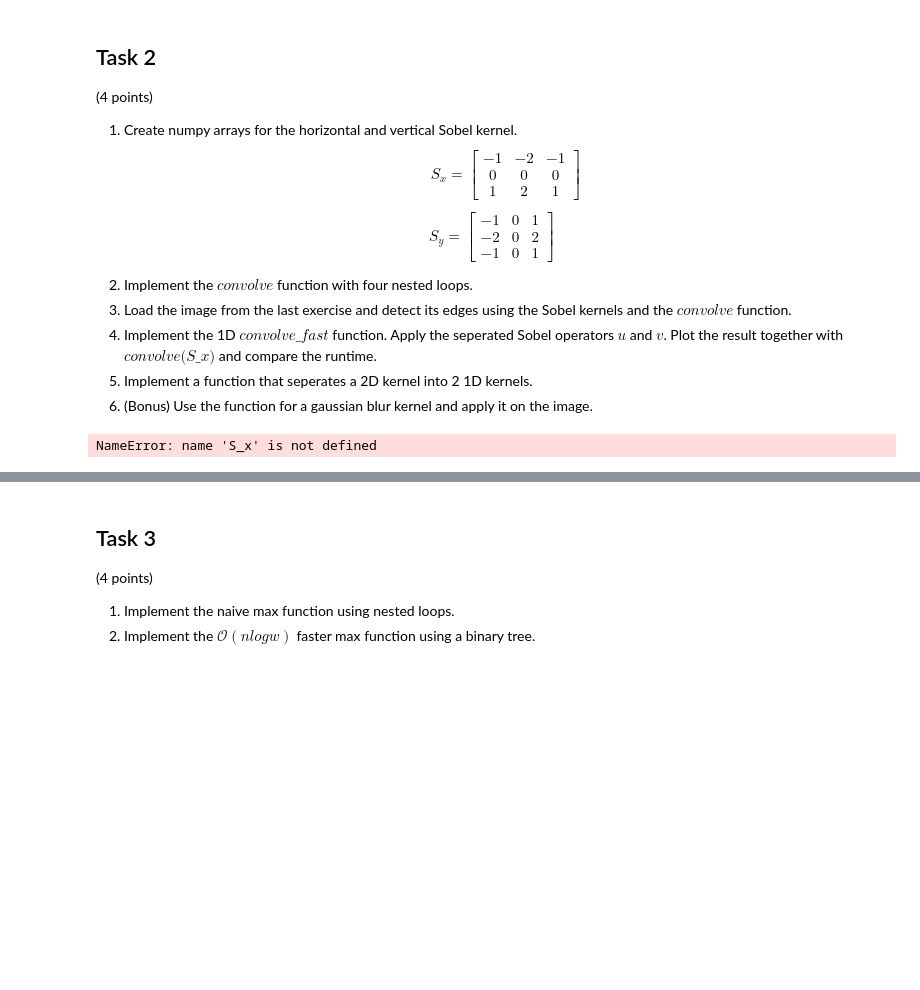
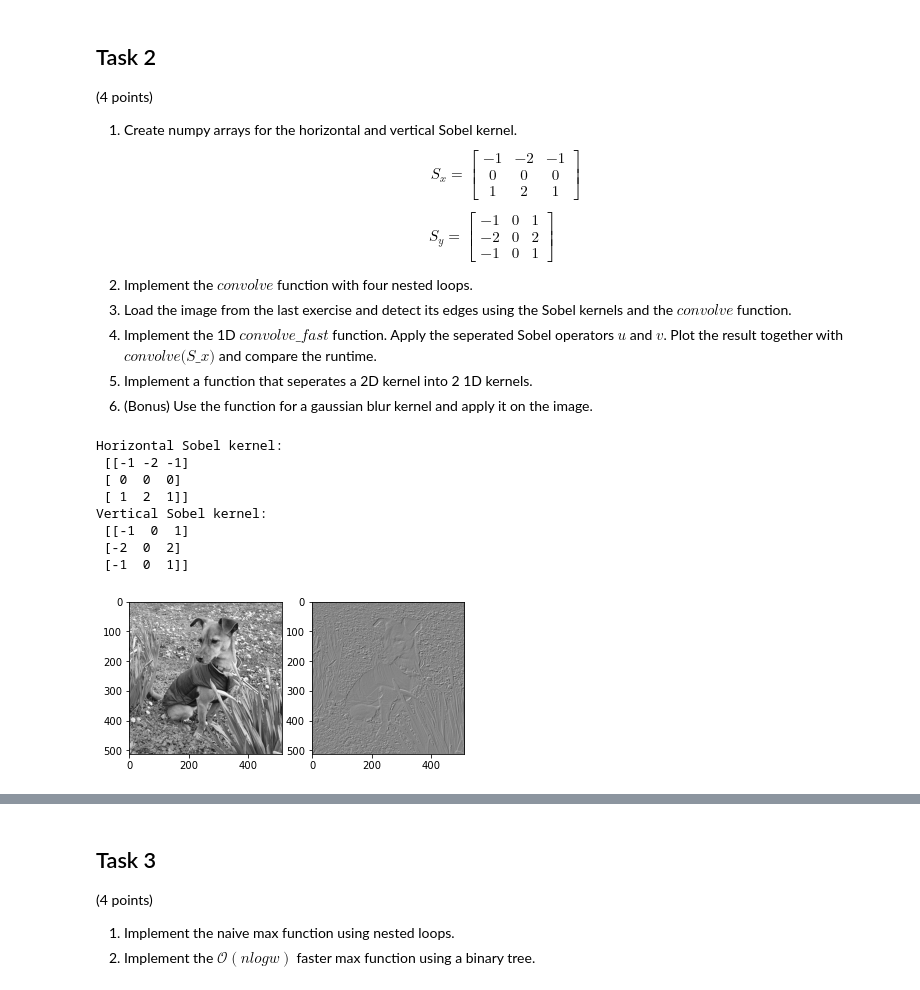
Before and after one commit to kck278/3dcv-homework, a Jupyter notebook: 2.0-tl-image-filter.ipynb, the cells around one changed output, grey strips where cells are left out. Cells and saved outputs as stored; diff of their text form; code cells hidden in the pictures; blank space fills up the shorter version.

```diff
--- a/2.0-tl-image-filter.ipynb
+++ b/2.0-tl-image-filter.ipynb
@@ -131,12 +131,20 @@ $$
 # %%
 # 1
 # TODO Create S_x and S_y
-
+S_x = np.array([[-1, -2, -1], [0, 0, 0], [1, 2, 1]])
+S_y = np.array([[-1, 0, 1], [-2, 0, 2], [-1, 0, 1]])
 
 print('Horizontal Sobel kernel:\n', S_x)
 print('Vertical Sobel kernel:\n', S_y)
 # %% [output]
-NameError: name 'S_x' is not defined
+Horizontal Sobel kernel:
+ [[-1 -2 -1]
+ [ 0  0  0]
+ [ 1  2  1]]
+Vertical Sobel kernel:
+ [[-1  0  1]
+ [-2  0  2]
+ [-1  0  1]]
 # %%
 # 2
 def convolve(arr, ker):
@@ -146,22 +154,39 @@ def convolve(arr, ker):
     arr -- 2D array that gets convolved
     ker   -- kernel
     '''
+    w = math.floor(ker.shape[0] / 2)
+    arr_conv = np.zeros(arr.shape)
+
+    for x in range(w, arr.shape[0] - w):
+        for y in range(w, arr.shape[1] - w):
+            conv_sum  = 0
+
+            for x_ker in range(-w, w + 1):
+                for y_ker in range(-w, w + 1):
+                    conv_sum += arr[x + x_ker, y + y_ker] * ker[x_ker + w, y_ker + w]
+
+            arr_conv[x, y] = conv_sum
 
     return arr_conv
 # %%
 # 3
 # TODO: load ./data/pepo.jpg as a grayscale image
-
+image = skimage.io.imread("./data/pepo.jpg")
+image = skimage.color.rgb2gray(image)
 
 # TODO: Use the Sobel filter for edge detection:
 #       Compute the Gradient Magnitude using both Sobel kernels
-
+edges_x = convolve(image, S_x)
+edges_y = convolve(image, S_y)
+edges = edges_x + edges_y
 
 # Show results
 _, axis = plt.subplots(1, 2)
 axis[0].imshow(image, cmap='gray')
-axis[1].imshow(edges,cmap='gray')
+axis[1].imshow(edges, cmap='gray')
 plt.show()
+# %% [output]
+[figure, added]
 # %%
 # 4
 u = np.array([[1], [2], [1]])
```
Also changed, not shown: parts of 4 cells of this notebook, 1 other file.
